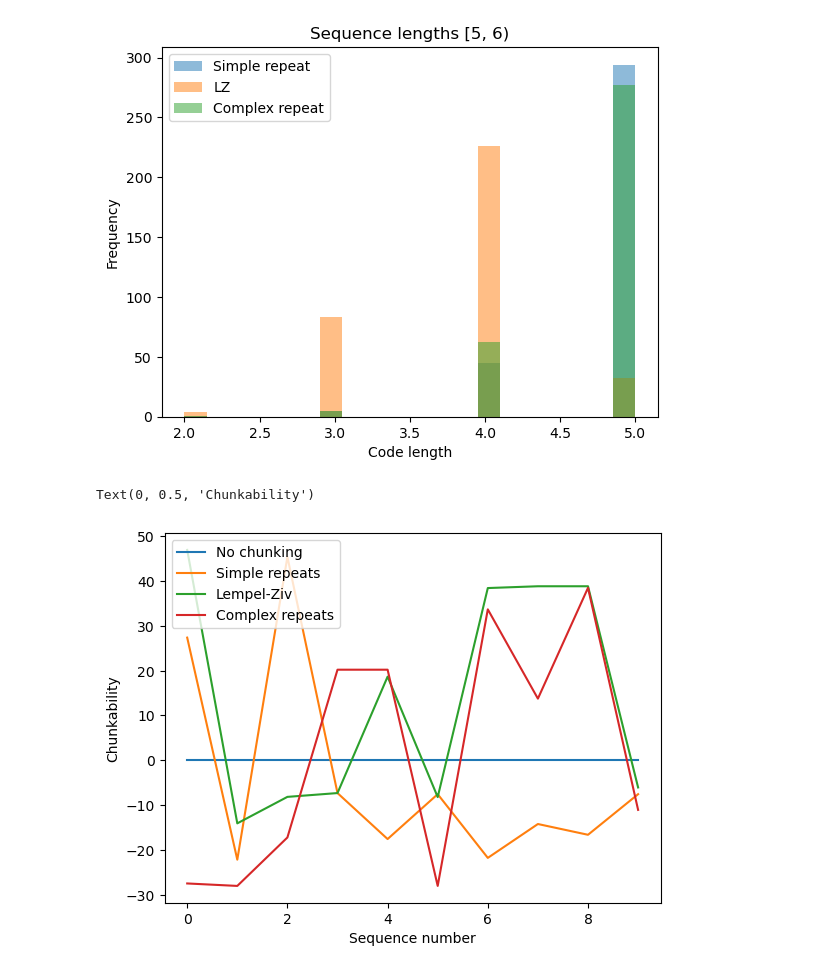
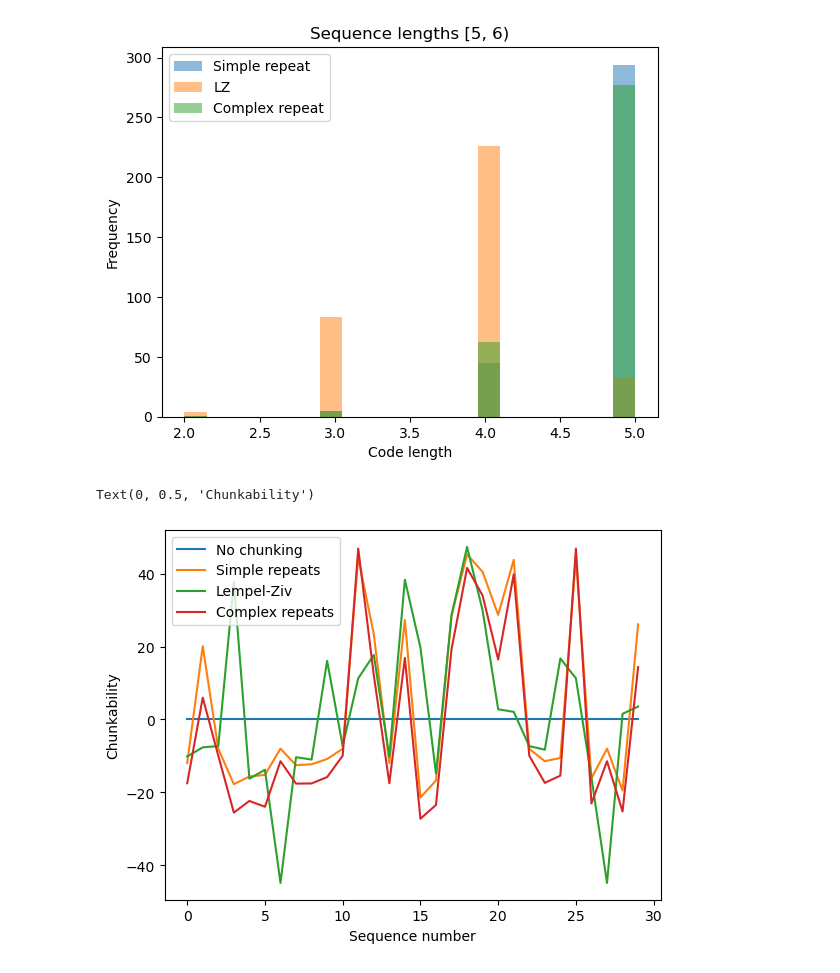
Before and after one commit to qsimeon/PSY1401Projects, a Jupyter notebook: final_project/RepeatsScheme.ipynb, the cells around one changed output. Cells and saved outputs as stored; diff of their text form; code cells hidden in the pictures.

```diff
--- a/final_project/RepeatsScheme.ipynb
+++ b/final_project/RepeatsScheme.ipynb
@@ -168,8 +165,14 @@ print(stats.percentileofscore([1, 2, 3, 3, 3, 4, 5], 4, kind=kind))
 50.0
 78.57142857142857
 # %%
-data_path = './Sol_logs/Random' #'./Quilee_logs' # './Hokyung_logs' #  './Jack_logs' #
-scores, sequences, chunk1, chunk2, chunk3 = get_chunkabilities_from_logs(data_path, get_chunkability=get_chunkability_percentile)
+data_path = './Sol_logs/Random' #'./Jack_logs' # './Hokyung_logs' #'./Quilee_logs' #
+chunk_dict = get_chunkabilities_from_logs(data_path, get_chunkability=get_chunkability_percentile)
+scores = chunk_dict['scores']
+chunk1 = chunk_dict['simple_repeats']
+chunk2 = chunk_dict['LZ_complexity']
+chunk3 = chunk_dict['complex_repeats']
+
+ylabel = 'Chunkability (50 - percentile)'
 
 m1, b1, r1, p1, std_err1 = stats.linregress(scores, chunk1)
 m2, b2, r2, p2, std_err2 = stats.linregress(scores, chunk2)
@@ -179,13 +182,13 @@ print('Hyp:   slope,   intercept,   r-value,   p-value,   std_err')
 print('Hyp1: ', m1, b1, r1, p1, std_err1)
 print('Hyp3: ', m3, b3, r3, p3, std_err3)
 
-fig, ax = plt.subplots(1, 3, figsize=(12, 4), sharex=False, sharey=True)
+fig, ax = plt.subplots(1, 3, figsize=(15, 4), sharex=False, sharey=True)
 ax[0].scatter(scores, chunk1, alpha=0.6)
 ax[1].scatter(scores, chunk3, alpha=0.6)
 ax[2].scatter(scores, chunk2, alpha=0.6)
-ax[0].set(ylabel='Chunkability', xlabel='Score', title='Simple repeat chunking')
-ax[1].set(ylabel='Chunkability', title='Complex repeat chunking')
-ax[2].set(ylabel='Chunkability', title='Lempel-Ziv complexity')
+ax[0].set(ylabel=ylabel, xlabel='Score', title='Simple repeat chunking')
+ax[1].set(ylabel=ylabel, title='Complex repeat chunking')
+ax[2].set(ylabel=ylabel, title='Lempel-Ziv complexity')
 ax[0].plot(np.array(scores), m1*np.array(scores) + b1, color='k', zorder=0,
            label=f'p-value: {p1:.2e}, R: {r1:.2f}')
 ax[1].plot(np.array(scores), m3*np.array(scores) + b3, color='k', zorder=0,
@@ -302,15 +305,17 @@ plt.legend()
 <matplotlib.legend.Legend at 0x...>
 [figure]
 # %%
-n = 10
+n = 30
 np.random.seed(18)
+inds = np.random.choice(np.arange(len(chunk1)), n)
+
 plt.plot(np.arange(n), np.zeros(n), label='No chunking')
-plt.plot(np.arange(n), np.random.choice(chunk1, n), label='Simple repeats')
-plt.plot(np.arange(n), np.random.choice(chunk2, n), label='Lempel-Ziv')
-plt.plot(np.arange(n), np.random.choice(chunk3, n), label='Complex repeats')
+plt.plot(np.arange(n), np.array(chunk1)[inds], label='Simple repeats')
+plt.plot(np.arange(n), np.array(chunk2)[inds], label='Lempel-Ziv')
+plt.plot(np.arange(n), np.array(chunk3)[inds], label='Complex repeats')
 plt.legend()
 plt.xlabel('Sequence number')
 plt.ylabel('Chunkability')
 # %% [output]
 Text(0, 0.5, 'Chunkability')
-[figure, old version]
+[figure, new version]
```
Also changed, not shown: parts of 3 cells of this notebook, 3 other files.
